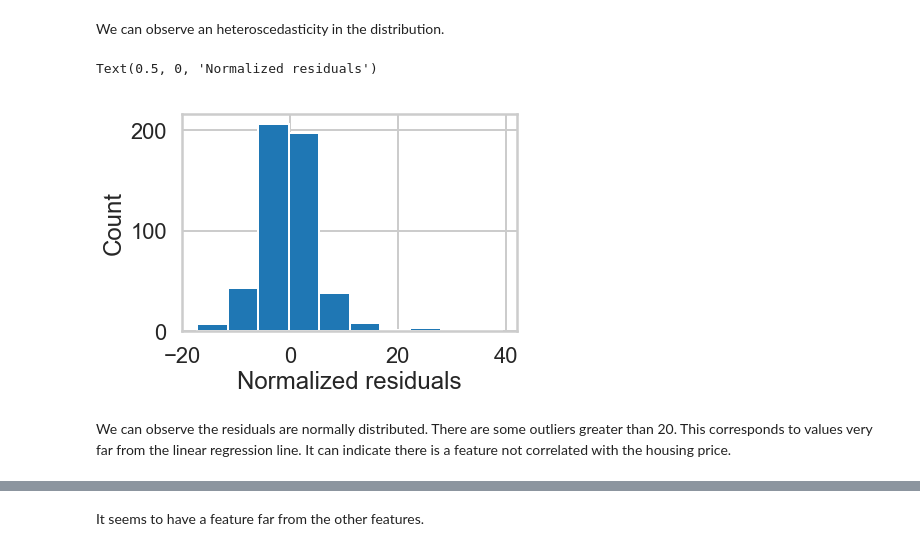
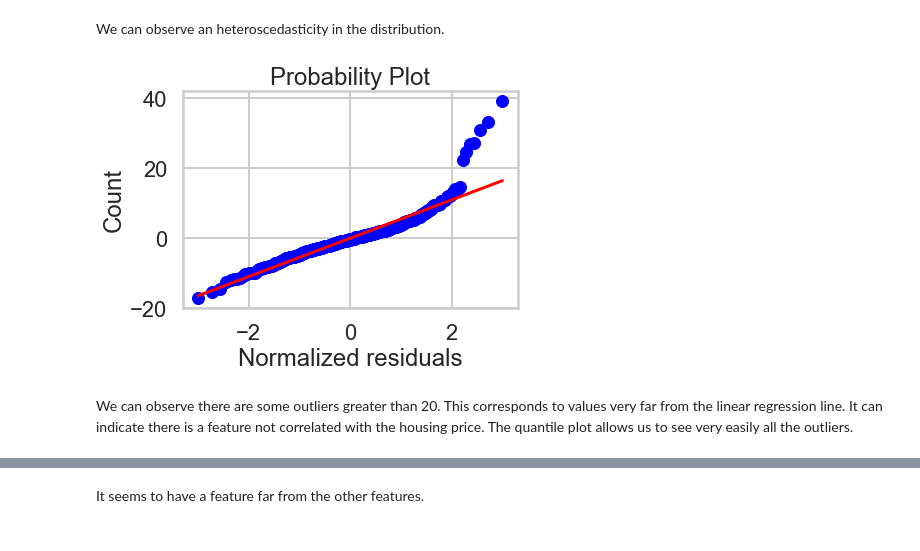
Before and after one commit to DianeDrl/Springboard-Projects, a Jupyter notebook: Mini_Project_Linear_Regression.ipynb, the cells around one changed output, grey strips where cells are left out. Saved outputs shown, nothing was run; the diff lists cells and outputs as text; code cells hidden in the pictures.

```diff
--- a/Mini_Project_Linear_Regression.ipynb
+++ b/Mini_Project_Linear_Regression.ipynb
@@ -901,14 +928,17 @@ Text(0.5, 1.0, 'Fitted values versus residuals')
 # %% [markdown]
 We can observe an heteroscedasticity in the distribution.
 # %%
-plt.hist(m2.resid)
+import scipy.stats as stats
+import pylab
+stats.probplot(m2.resid,dist='norm',plot=pylab)
 plt.ylabel('Count')
 plt.xlabel('Normalized residuals')
+pylab.show()
 # %% [output]
-Text(0.5, 0, 'Normalized residuals')
-[figure, old version]
+[figure, new version]
 # %% [markdown]
-We can observe the residuals are normally distributed. There are some outliers greater than 20. This corresponds to values very far from the linear regression line. It can indicate there is a feature not correlated with the housing price.
+We can observe there are some outliers greater than 20. This corresponds to values very far from the linear regression line. It can indicate there is a feature not correlated with the housing price.
+The quantile plot allows us to see very easily all the outliers.
 # %%
 from statsmodels.graphics.regressionplots import *
 plot_leverage_resid2(m2)
```
Also changed, not shown: parts of 9 cells of this notebook.
